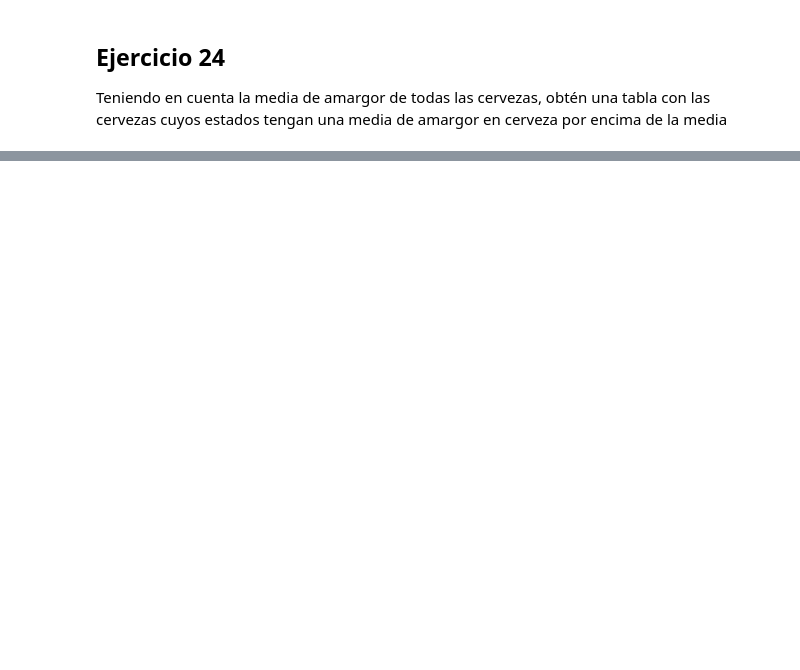
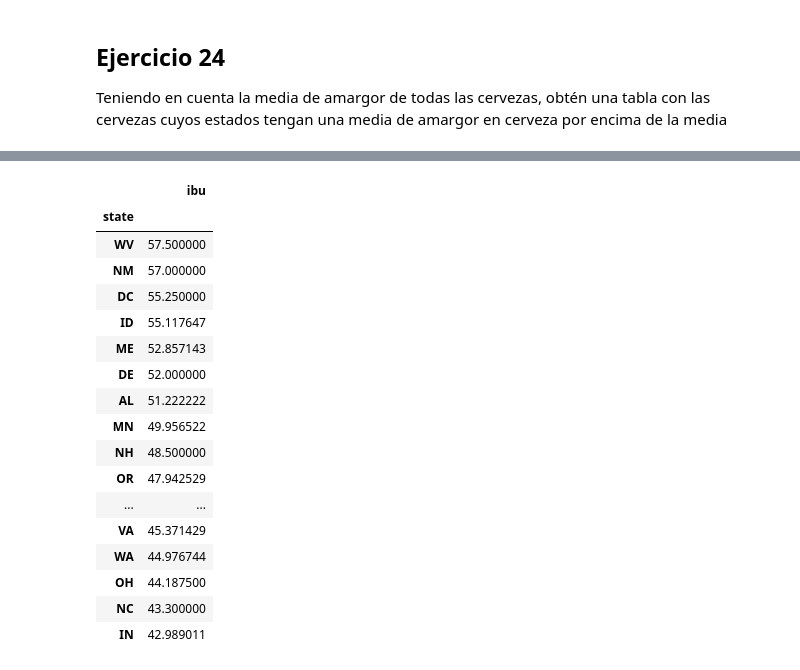
Before and after one commit to martagomezz/bootcamp_datascience, a Jupyter notebook: Pandas/Ejercicio pandas estadistica.ipynb, the cells around one changed output, grey strips where cells are left out. Cells and saved outputs as stored; diff of their text form; code cells hidden in the pictures; blank space fills up the shorter version.

```diff
--- a/Pandas/Ejercicio pandas estadistica.ipynb
+++ b/Pandas/Ejercicio pandas estadistica.ipynb
@@ -618,0 +595,23 @@ NameError: name 'states_mean' is not defined
+# %%
+ibu_mean = beers.ibu.mean()
+states_ibu_mean = beers_map.groupby('state')['ibu'].mean().to_frame()
+states_ibu_mean[states_ibu_mean['ibu'] > ibu_mean].sort_values(['ibu'], ascending=False)
+# %% [output]
+|  | ibu |
+| state |  |
+| WV | 57.500000 |
+| NM | 57.000000 |
+| DC | 55.250000 |
+| ID | 55.117647 |
+| ME | 52.857143 |
+| DE | 52.000000 |
+| AL | 51.222222 |
+| MN | 49.956522 |
+| NH | 48.500000 |
+| OR | 47.942529 |
+| ... | ... |
+| VA | 45.371429 |
+| WA | 44.976744 |
+| OH | 44.187500 |
+| NC | 43.300000 |
+| IN | 42.989011 |
```
Also changed, not shown: parts of 4 cells of this notebook, 3 other files.
